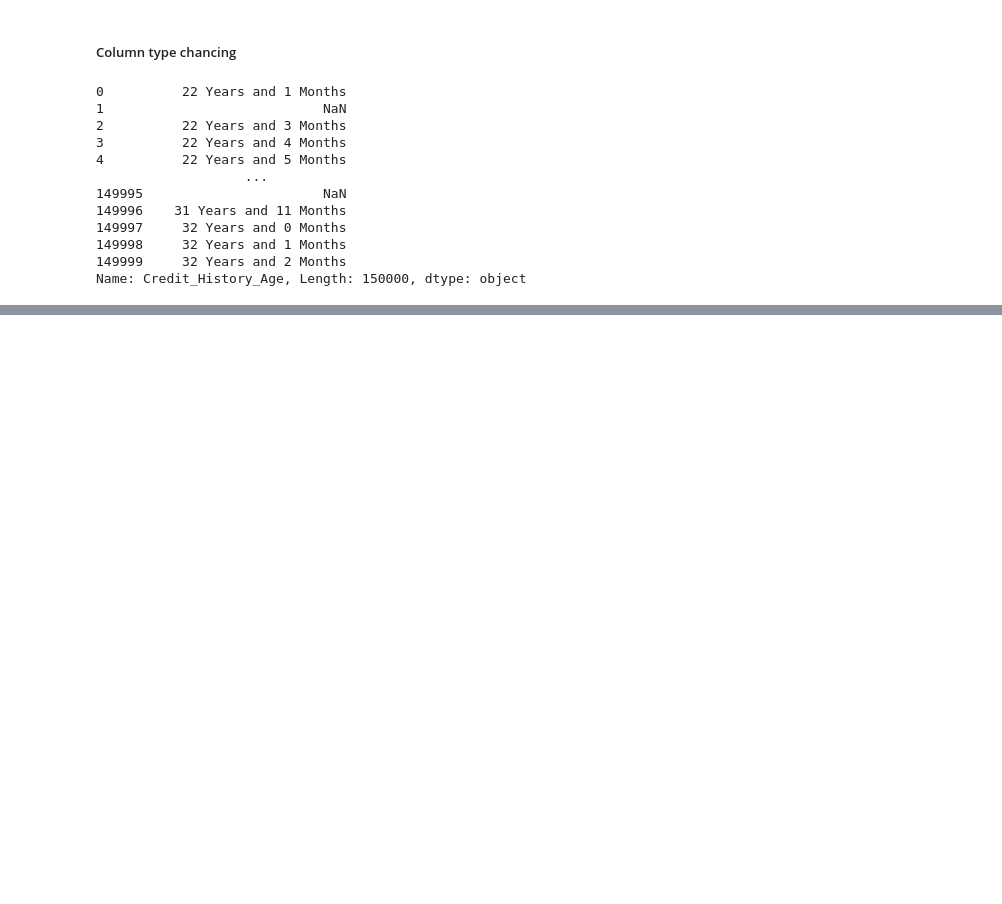
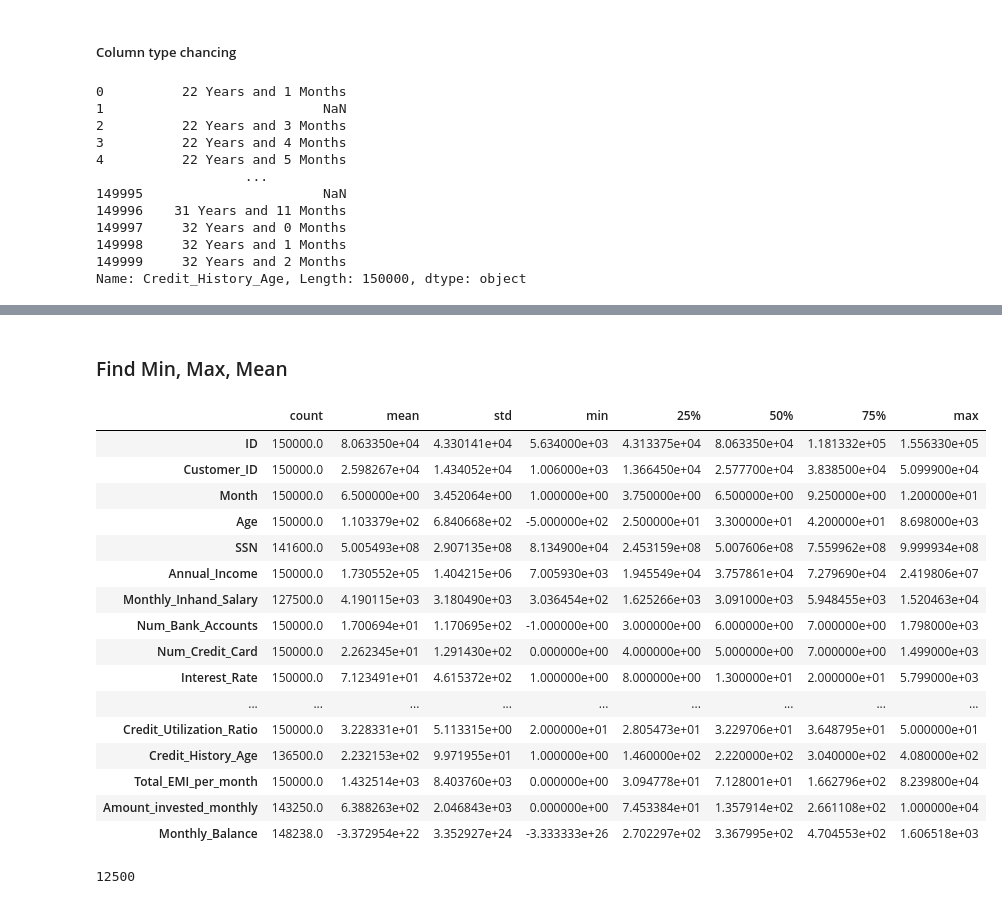
Before and after one commit to masanbasa3k/Credit_Score_ML_Project, a Jupyter notebook: Credit_Score_EDA.ipynb, the cells around one changed output, grey strips where cells are left out. Saved outputs shown, nothing was run; the diff lists cells and outputs as text; code cells hidden in the pictures; blank space fills up the shorter version.

```diff
--- a/Credit_Score_EDA.ipynb
+++ b/Credit_Score_EDA.ipynb
@@ -513,0 +567,2 @@ Name: Name, dtype: object
+# %%
+df['Type_of_Loan'].replace([np.NaN], 'No Data', inplace=True)
@@ -513,0 +641,26 @@ Name: Name, dtype: object
+# %% [markdown]
+### Find Min, Max, Mean
+# %%
+df.describe().T
+# %% [output]
+|  | count | mean | std | min | 25% | 50% | 75% | max |
+| ID | 150000.0 | 8.063350e+04 | 4.330141e+04 | 5.634000e+03 | 4.313375e+04 | 8.063350e+04 | 1.181332e+05 | 1.556330e+05 |
+| Customer_ID | 150000.0 | 2.598267e+04 | 1.434052e+04 | 1.006000e+03 | 1.366450e+04 | 2.577700e+04 | 3.838500e+04 | 5.099900e+04 |
+| Month | 150000.0 | 6.500000e+00 | 3.452064e+00 | 1.000000e+00 | 3.750000e+00 | 6.500000e+00 | 9.250000e+00 | 1.200000e+01 |
+| Age | 150000.0 | 1.103379e+02 | 6.840668e+02 | -5.000000e+02 | 2.500000e+01 | 3.300000e+01 | 4.200000e+01 | 8.698000e+03 |
+| SSN | 141600.0 | 5.005493e+08 | 2.907135e+08 | 8.134900e+04 | 2.453159e+08 | 5.007606e+08 | 7.559962e+08 | 9.999934e+08 |
+| Annual_Income | 150000.0 | 1.730552e+05 | 1.404215e+06 | 7.005930e+03 | 1.945549e+04 | 3.757861e+04 | 7.279690e+04 | 2.419806e+07 |
+| Monthly_Inhand_Salary | 127500.0 | 4.190115e+03 | 3.180490e+03 | 3.036454e+02 | 1.625266e+03 | 3.091000e+03 | 5.948455e+03 | 1.520463e+04 |
+| Num_Bank_Accounts | 150000.0 | 1.700694e+01 | 1.170695e+02 | -1.000000e+00 | 3.000000e+00 | 6.000000e+00 | 7.000000e+00 | 1.798000e+03 |
+| Num_Credit_Card | 150000.0 | 2.262345e+01 | 1.291430e+02 | 0.000000e+00 | 4.000000e+00 | 5.000000e+00 | 7.000000e+00 | 1.499000e+03 |
+| Interest_Rate | 150000.0 | 7.123491e+01 | 4.615372e+02 | 1.000000e+00 | 8.000000e+00 | 1.300000e+01 | 2.000000e+01 | 5.799000e+03 |
+| ... | ... | ... | ... | ... | ... | ... | ... | ... |
+| Credit_Utilization_Ratio | 150000.0 | 3.228331e+01 | 5.113315e+00 | 2.000000e+01 | 2.805473e+01 | 3.229706e+01 | 3.648795e+01 | 5.000000e+01 |
+| Credit_History_Age | 136500.0 | 2.232153e+02 | 9.971955e+01 | 1.000000e+00 | 1.460000e+02 | 2.220000e+02 | 3.040000e+02 | 4.080000e+02 |
+| Total_EMI_per_month | 150000.0 | 1.432514e+03 | 8.403760e+03 | 0.000000e+00 | 3.094778e+01 | 7.128001e+01 | 1.662796e+02 | 8.239800e+04 |
+| Amount_invested_monthly | 143250.0 | 6.388263e+02 | 2.046843e+03 | 0.000000e+00 | 7.453384e+01 | 1.357914e+02 | 2.661108e+02 | 1.000000e+04 |
+| Monthly_Balance | 148238.0 | -3.372954e+22 | 3.352927e+24 | -3.333333e+26 | 2.702297e+02 | 3.367995e+02 | 4.704553e+02 | 1.606518e+03 |
+# %%
+df['Customer_ID'].nunique()
+# %% [output]
+12500
```
Also changed, not shown: parts of 83 cells of this notebook.
